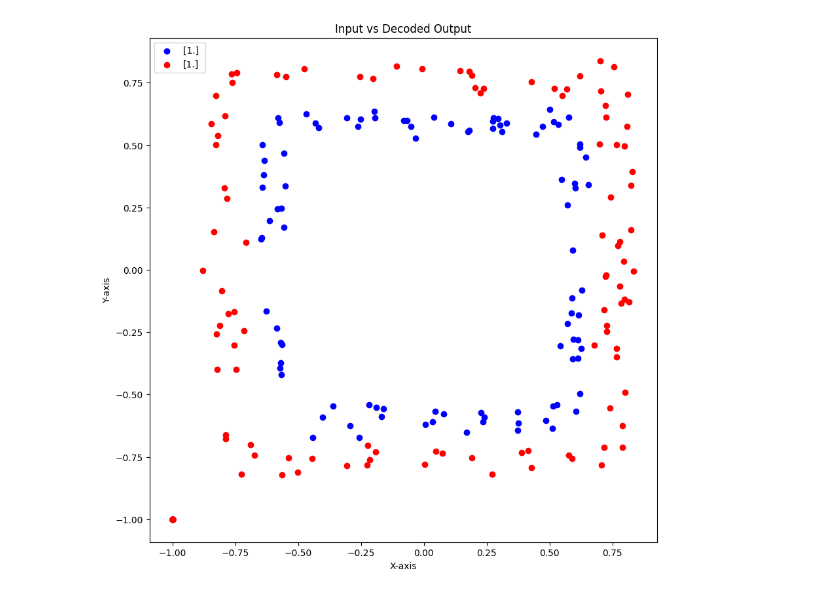
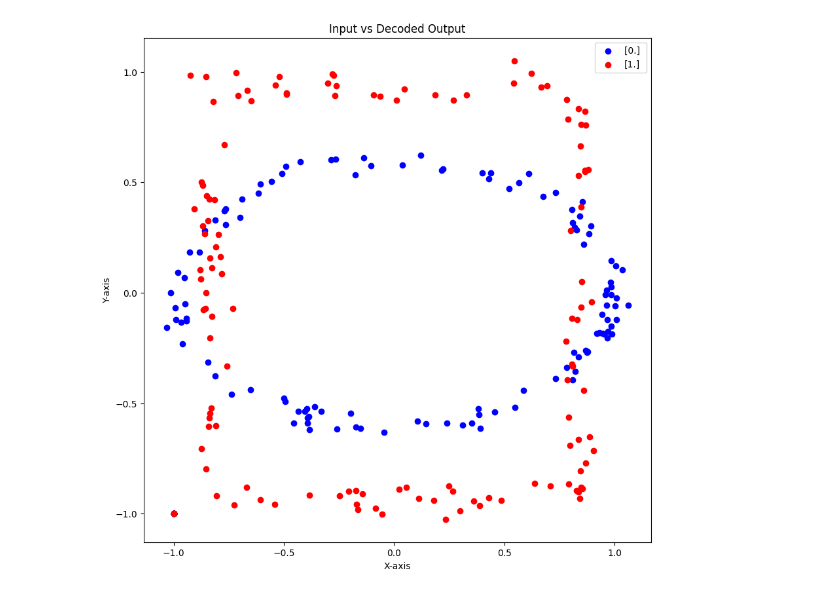
Before and after one commit to makoeppel/mu3e_gnn_trigger, a Jupyter notebook: notebooks/AttentionBlockVerification.ipynb, the cells around one changed output. Saved outputs shown, nothing was run; the diff lists cells and outputs as text; code cells hidden in the pictures.

```diff
--- a/notebooks/AttentionBlockVerification.ipynb
+++ b/notebooks/AttentionBlockVerification.ipynb
@@ -14,27 +14,28 @@ seq_length = 128
 dim = 2
 noise = 0.05
 
+
 def sample_circle(n, max_n=seq_length, dim=2, noise=0.05):
     points = np.full((max_n, dim), -1, dtype=np.float32)
     sample_points = np.random.randn(n, dim)
     sample_points /= np.linalg.norm(sample_points, axis=1, keepdims=True)
-    r = np.random.uniform(0.5, 1)
+    r = np.random.uniform(0.5, 1, size=dim)
     sample_points *= r  # Scale by random radius
     if noise > 0:
-        noise_points = np.random.normal(0, 1, sample_points.shape) * noise * r
+        noise_points = np.random.normal(0, 1, sample_points.shape) * noise * np.min(r)
         sample_points += noise_points
     points[:n, :] = sample_points
     return points
 
 
-def sample_square(n, max_n=seq_length, dim=2, noise = 0.05):
+def sample_square(n, max_n=seq_length, dim=2, noise=0.05):
     points = np.full((max_n, dim), -1, dtype=np.float32)
     sample_points = np.random.uniform(-1, 1, (n, dim))
     sample_points /= np.linalg.norm(sample_points, axis=1, keepdims=True, ord=np.inf)
-    r = np.random.uniform(0.5, 1)
+    r = np.random.uniform(0.5, 1, size=dim)
     sample_points *= r  # Scale by random radius
     if noise > 0:
-        noise_points = np.random.normal(0, 1, sample_points.shape) * noise * r
+        noise_points = np.random.normal(0, 1, sample_points.shape) * noise * np.min(r)
         sample_points += noise_points
     points[:n, :] = sample_points
     return points
@@ -45,13 +46,16 @@ X_sphere = np.zeros((dataset_size, seq_length, dim), dtype=np.float32)
 X_square = np.zeros((dataset_size, seq_length, dim), dtype=np.float32)
 
 for iter in range(dataset_size):
-    n = np.random.randint(seq_length//2, seq_length + 1)
+    n = np.random.randint(seq_length // 2, seq_length + 1)
     X_sphere[iter, :, :] = sample_circle(n, seq_length, dim, noise=noise)
     X_square[iter, :, :] = sample_square(n, seq_length, dim, noise=noise)
 
 X = np.concatenate([X_sphere, X_square], axis=0)
 y = np.concatenate(
-    [np.zeros((dataset_size, 1), dtype=np.float32), np.ones((dataset_size, 1), dtype=np.float32)],
+    [
+        np.zeros((dataset_size, 1), dtype=np.float32),
+        np.ones((dataset_size, 1), dtype=np.float32),
+    ],
     axis=0,
 )
 
@@ -61,17 +65,17 @@ X = X[shuffle_indices]
 y = y[shuffle_indices]
 # %%
 sample = X_square[2:3]
-event = 0
+event = 3
 fig, ax = plt.subplots(figsize=(10, 10))
 ax.scatter(X[event, :, 0], X[event, :, 1], label=f"{y[event]} ", color="blue")
-ax.scatter(X[event+2, :, 0], X[event+2, :, 1], label=f"{y[event+2]}", color="red")
+ax.scatter(X[event + 2, :, 0], X[event + 2, :, 1], label=f"{y[event+2]}", color="red")
 ax.set_title("Input vs Decoded Output")
 ax.set_xlabel("X-axis")
 ax.set_ylabel("Y-axis")
 ax.legend()
 plt.show()
 # %% [output]
-[figure, old version]
+[figure, new version]
 # %%
 from src.model.components import (
     MultiHeadAttentionStack,
```
Also changed, not shown: parts of 10 cells of this notebook, 2 other files.
